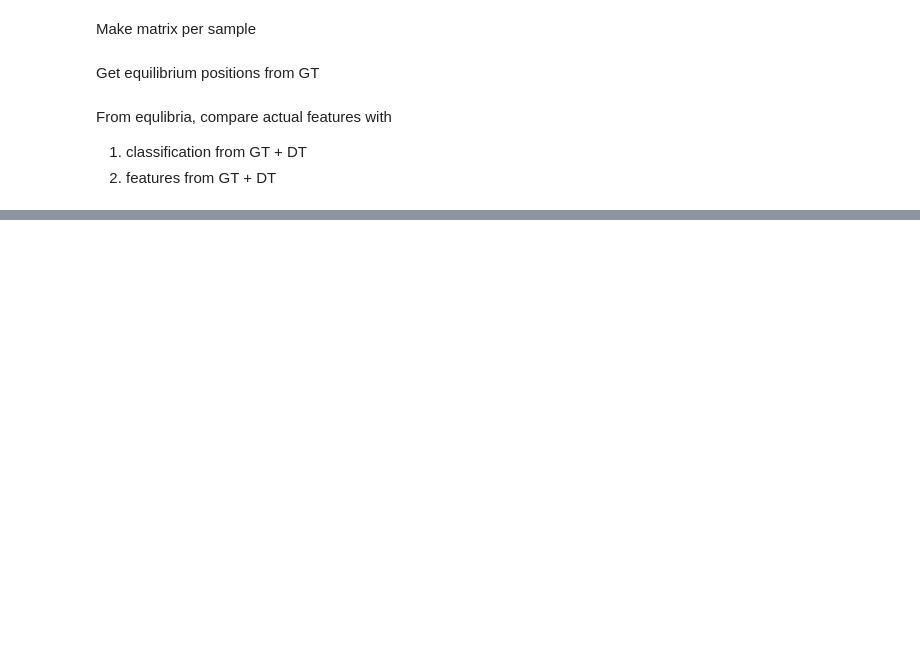
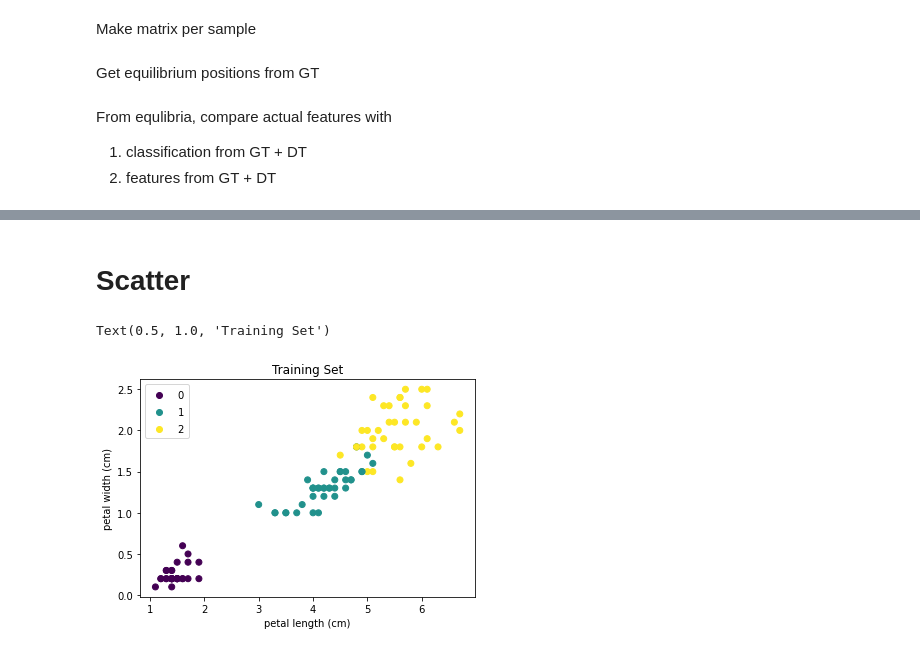
Before and after one commit to andrewcchan/gt-xai, a Jupyter notebook: GT_final.ipynb, the cells around one changed output, grey strips where cells are left out. Drawn from its saved outputs; the diff is of its cells as text; code cells hidden in the pictures; blank space fills up the shorter version.

```diff
--- a/GT_final.ipynb
+++ b/GT_final.ipynb
@@ -375,0 +378,11 @@ petal_width_counter accuracy: 0.28888888888888886
+# %% [markdown]
+# Scatter
+# %%
+scatter = plt.scatter(X_train[:, 2], X_train[:, 3], c=y_train)
+plt.xlabel(iris.feature_names[2])
+plt.ylabel(iris.feature_names[3])
+plt.legend(*scatter.legend_elements())
+plt.title('Training Set')
+# %% [output]
+Text(0.5, 1.0, 'Training Set')
+[figure, added]
```
Also changed, not shown: parts of 11 cells of this notebook.
